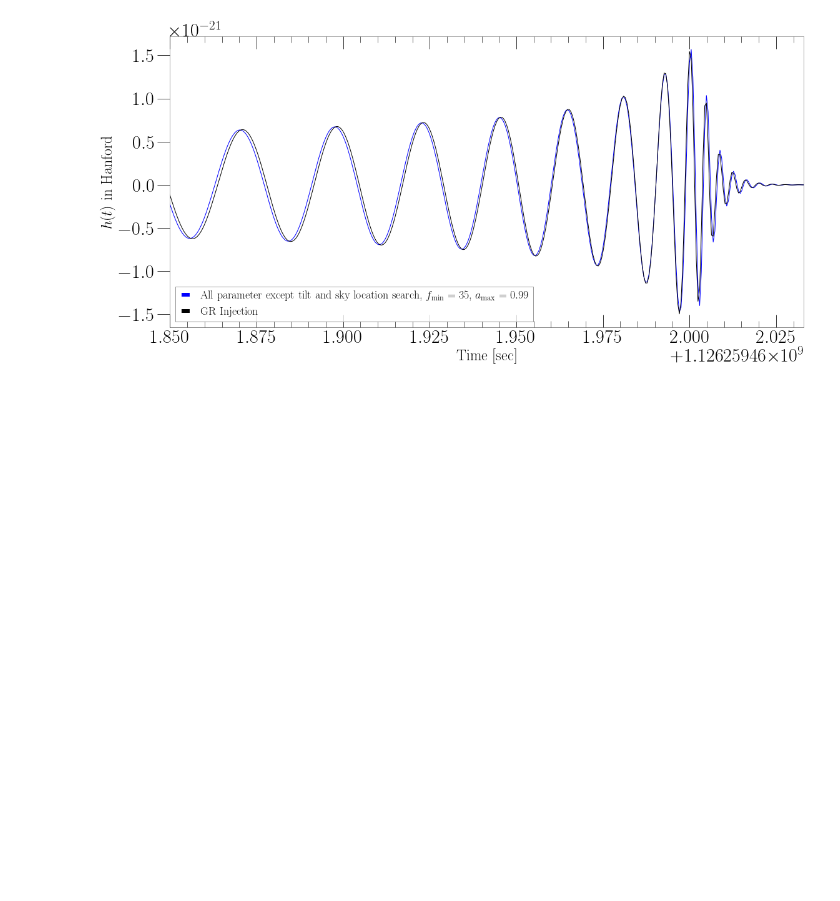
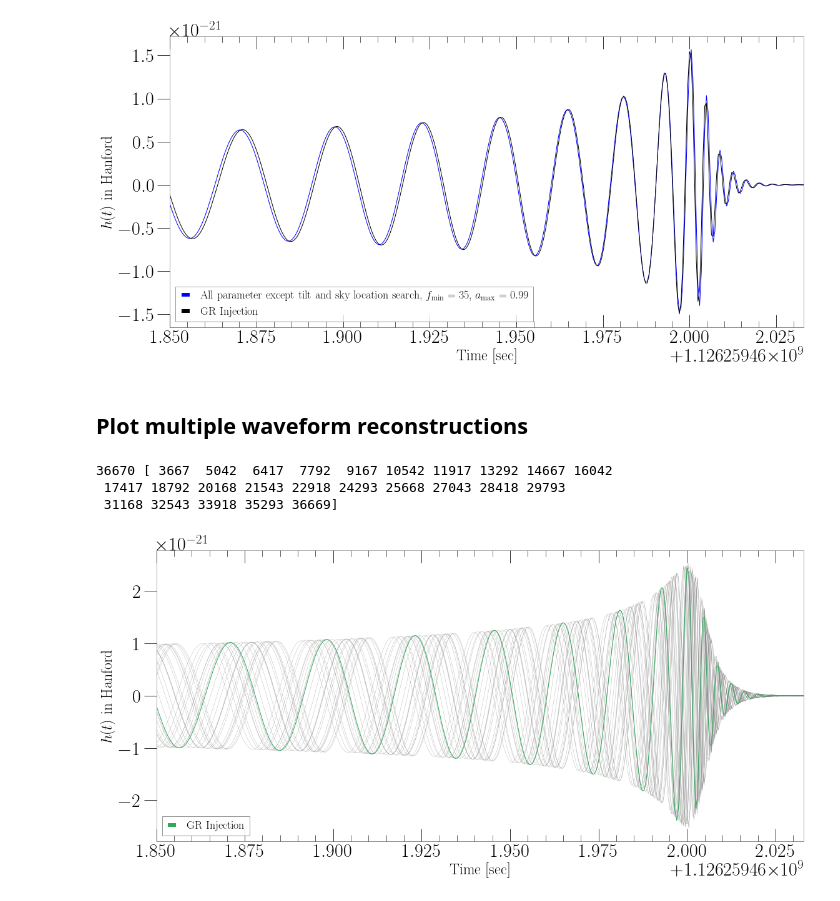
Before and after one commit to mariaokounkova/BeyondGRAnalysis, a Jupyter notebook: Reconstructions.ipynb, the cells around one changed output. Drawn from its saved outputs; the diff is of its cells as text; code cells hidden in the pictures; blank space fills up the shorter version.

Commit message:
Reconstructions: plot multiple waveform reconstructions

```diff
--- a/Reconstructions.ipynb
+++ b/Reconstructions.ipynb
@@ -135,7 +135,23 @@ def GetBilbyParameters(p):
     maxP_ind = np.argmax(result.posterior['log_likelihood'] + result.posterior['log_prior'])
     maxP_point = result.posterior.iloc[maxP_ind]
 
+    ## Should I do maxP or maxL
     return maxP_point
+
+def GetMultipleBilbyParameters(p, n_points):
+    """ Obtain max likelihood Bilby parameters given what the Bilby Slack said """
+
+    result = bilby.core.result.read_in_result(p + "/outdir/fast_tutorial_result.json")
+    result_points = []
+    N = len(result.posterior['log_likelihood'])
+    index_arr = np.linspace(int(0.1*N), N - 1, num = n_points, dtype = int)
+    print(N, index_arr)
+
+    for index in index_arr:
+        point = result.posterior.iloc[index]
+        result_points.append(point)
+
+    return result_points
 
 def GetBilbyDict(BilbyRes):
     """ Convert a Bilby max likelihood result into a dictionary of parameters
@@ -275,3 +295,51 @@ row.
 2.423522546916441
 /home/maria.okounkova/BeyondGRAnalysis/BilbyPE/Test_FullSearchNoTiltNoSkyLoc_35_0p99 0.9807478094318159
 [figure]
+# %% [markdown]
+## Plot multiple waveform reconstructions
+# %%
+def PlotMultipleReconstructions():
+
+    plt.figure(figsize=(16,8))
+
+    base_dir = '/home/maria.okounkova/BeyondGRAnalysis/BilbyPE/'
+    p = base_dir + 'dCS_0p0_125' # 'Test_FullSearchNoTiltNoSkyLoc_35_0p99'
+
+    ## Injected waveform
+    truth_dict = GetInjectedParameters(p)
+    timeH, strainH, timeL, strainL = GetFramesData(p)
+
+    ## Plot multiple reconstructed waveforms
+    bilby_results = GetMultipleBilbyParameters(p, 25)
+
+    for bilby_result in bilby_results:
+
+        bilby_dict = GetBilbyDict(bilby_result)
+        bilby_dict['pol'] = truth_dict['pol'] ## because degenerate for circular orbits
+        bilby_dict['t_gps'] = truth_dict['t_gps']
+        bilby_dict['peak_time_in_segment'] = truth_dict['peak_time_in_segment']
+        bilby_dict['segment_length'] = truth_dict['segment_length']
+
+        time_bil, h_plus_bil, h_cross_bil, amp_bil = EvaluateSurrogate(sur, bilby_dict)
+        timeH_bil, strainH_bil, timeL_bil, strainL_bil = PadAndProject(time_bil, h_plus_bil, h_cross_bil, bilby_dict)
+
+        plt.plot(timeH_bil, strainH_bil, lw = 0.5, color = 'gray', alpha = 0.5)
+
+    ## Plot GR waveform
+    plt.plot(timeH, strainH, lw = 3.0, color = '#1ae863', label = 'GR Injection')
+
+    plt.xlim(-0.15 + truth_dict['t_gps'], 0.033 + truth_dict['t_gps'])
+    plt.xlabel('Time [sec]')
+    plt.ylabel(r'$h(t)$ in Hanford')
+    legend = plt.legend(fontsize=18, loc = 'lower left', frameon=True)
+    plt.grid()
+    plt.tight_layout()
+    plt.savefig('BilbyMultipleReconstructions.pdf')
+    plt.show()
+
+PlotMultipleReconstructions()
+# %% [output]
+36670 [ 3667  5042  6417  7792  9167 10542 11917 13292 14667 16042
+ 17417 18792 20168 21543 22918 24293 25668 27043 28418 29793
+ 31168 32543 33918 35293 36669]
+[figure, added]
```
Also changed, not shown: parts of 1 cell of this notebook.
